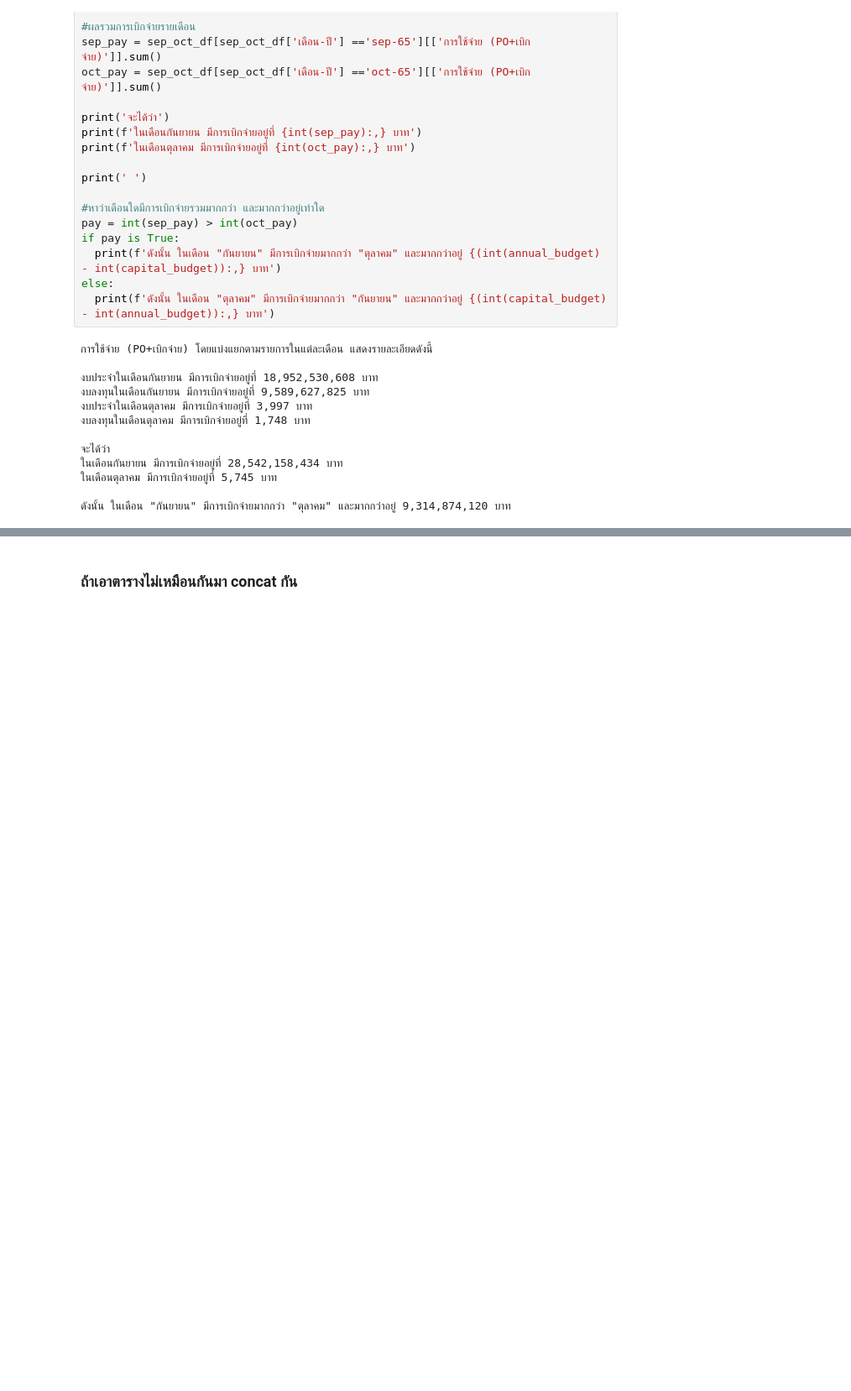
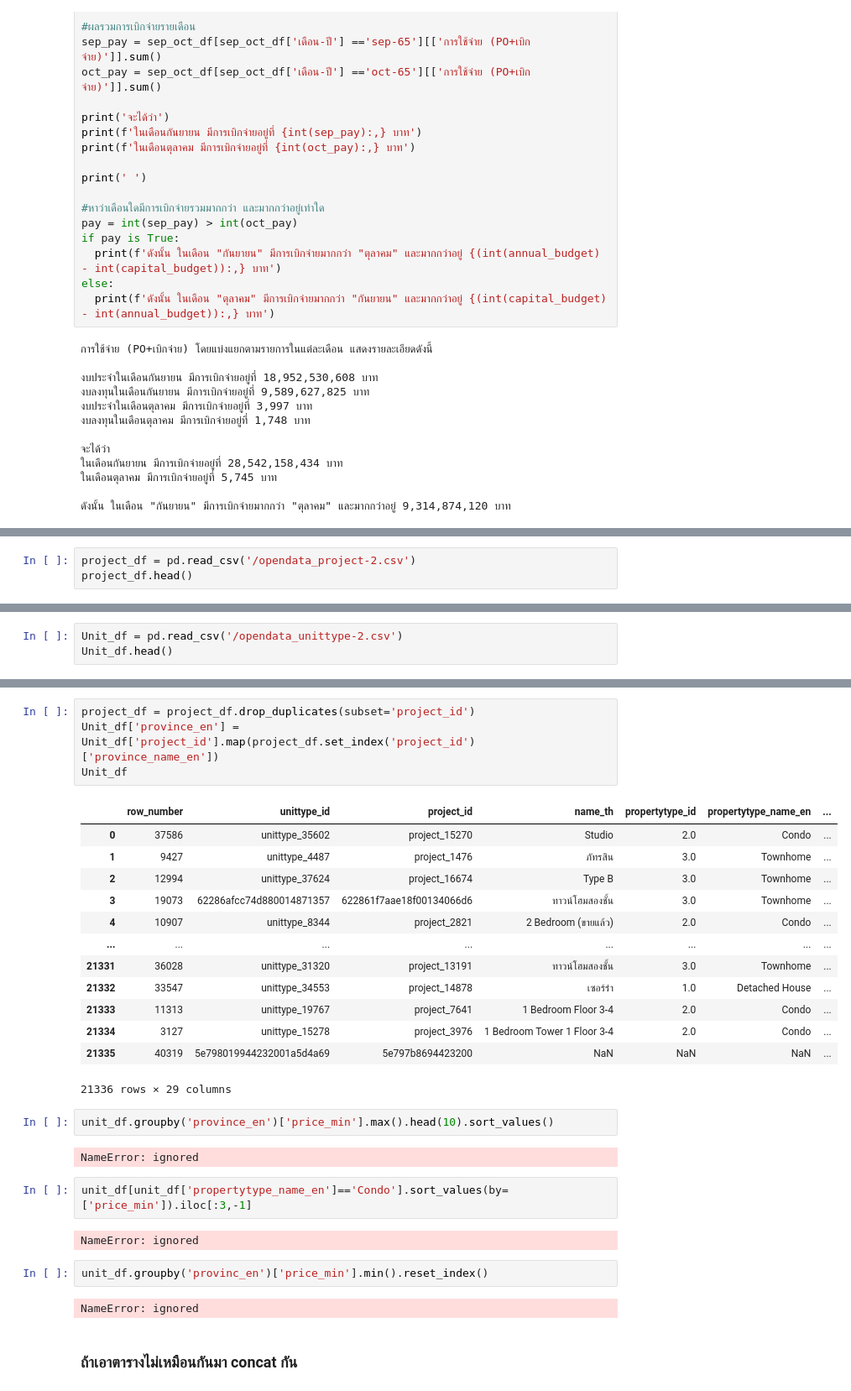
Before and after one commit to Sirapatlnwza/Python_dataviz2023, a Jupyter notebook: Pandas102.ipynb, the cells around one changed output, grey strips where cells are left out. Shown at 84% size. Cells and saved outputs as stored; diff of their text form; blank space fills up the shorter version.

```diff
--- a/Pandas102.ipynb
+++ b/Pandas102.ipynb
@@ -271,0 +279,3 @@ else:
+# %%
+project_df = pd.read_csv('/opendata_project-2.csv')
+project_df.head()
@@ -271,0 +290,3 @@ else:
+# %%
+Unit_df = pd.read_csv('/opendata_unittype-2.csv')
+Unit_df.head()
@@ -272,3 +301,33 @@ else:
+# %%
+project_df = project_df.drop_duplicates(subset='project_id')
+Unit_df['province_en'] = Unit_df['project_id'].map(project_df.set_index('project_id')['province_name_en'])
+Unit_df
+# %% [output]
+|  | row_number | unittype_id | project_id | name_th | propertytype_id | propertytype_name_en | ... |
+| 0 | 37586 | unittype_35602 | project_15270 | Studio | 2.0 | Condo | ... |
+| 1 | 9427 | unittype_4487 | project_1476 | ภัทรสิน | 3.0 | Townhome | ... |
+| 2 | 12994 | unittype_37624 | project_16674 | Type B | 3.0 | Townhome | ... |
+| 3 | 19073 | 62286afcc74d880014871357 | 622861f7aae18f00134066d6 | ทาวน์โฮมสองชั้น | 3.0 | Townhome | ... |
+| 4 | 10907 | unittype_8344 | project_2821 | 2 Bedroom (ขายแล้ว) | 2.0 | Condo | ... |
+| ... | ... | ... | ... | ... | ... | ... | ... |
+| 21331 | 36028 | unittype_31320 | project_13191 | ทาวน์โฮมสองชั้น | 3.0 | Townhome | ... |
+| 21332 | 33547 | unittype_34553 | project_14878 | เซอร์ร่า | 1.0 | Detached House | ... |
+| 21333 | 11313 | unittype_19767 | project_7641 | 1 Bedroom Floor 3-4 | 2.0 | Condo | ... |
+| 21334 | 3127 | unittype_15278 | project_3976 | 1 Bedroom Tower 1 Floor 3-4 | 2.0 | Condo | ... |
+| 21335 | 40319 | 5e798019944232001a5d4a69 | 5e797b8694423200 | NaN | NaN | NaN | ... |
+21336 rows × 29 columns
+# %%
+unit_df.groupby('province_en')['price_min'].max().head(10).sort_values()
+# %% [output]
+NameError: ignored
+# %%
+unit_df[unit_df['propertytype_name_en']=='Condo'].sort_values(by=['price_min']).iloc[:3,-1]
+# %% [output]
+NameError: ignored
+# %%
+unit_df.groupby('provinc_en')['price_min'].min().reset_index()
+# %% [output]
+NameError: ignored
 # %% [markdown]
 ### ถ้าเอาตารางไม่เหมือนกันมา concat กัน
 # %%
```
Also changed, not shown: parts of 5 cells of this notebook.
